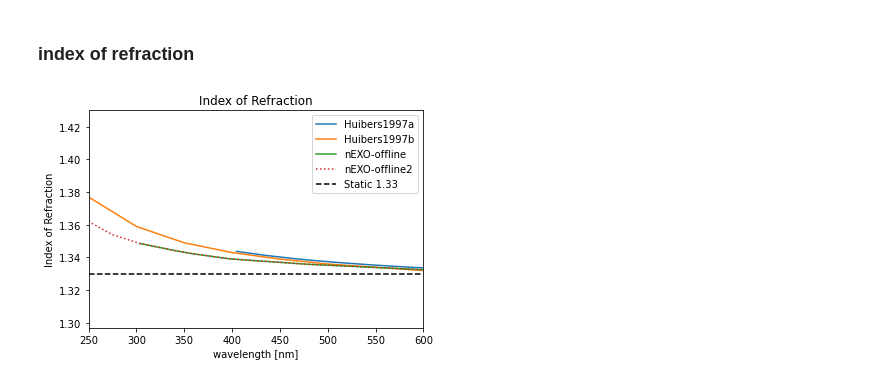
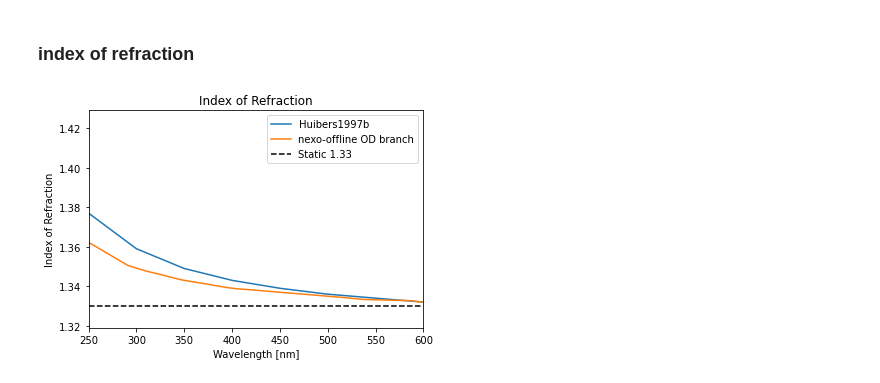
Before and after one commit to eklem1/OD_work, a Jupyter notebook: OpticsGraphs.ipynb, the cells around one changed output. Drawn from its saved outputs; the diff is of its cells as text; code cells hidden in the pictures.

```diff
--- a/OpticsGraphs.ipynb
+++ b/OpticsGraphs.ipynb
@@ -20,0 +20,34 @@ data_sca = data[:,1:]
+# %%
+'''
+data from https://github.com/nEXO-collaboration/nexo-offline/blob/
+6807b2f844f6f34215f4b9764626e35140838bfd/Simulation/DetSim/nEXOSim/src/nEXOMaterials.cc#L1101
+'''
+
+m = 1
+eV= 1
+
+H2OEnergy_od = np.array([2.07*eV, 2.09*eV, 2.12*eV, 2.20*eV, 2.31*eV,
+       2.41*eV, 2.48*eV, 2.55*eV, 2.71*eV, 2.83*eV ,
+       2.96*eV, 3.05*eV, 3.13*eV, 3.25*eV, 3.32*eV,
+       3.45*eV, 3.57*eV, 3.69*eV, 3.85*eV, 3.99*eV,
+       4.26*eV, 4.99*eV, 5.29*eV]) #eV
+
+H2ORefractiveIndex_od = np.array([1.332     , 1.33233458, 1.33275974, 1.333     , 1.33337057,
+       1.33440426, 1.33497163, 1.33553901, 1.33667376, 1.33746809,
+       1.33824548, 1.33866779, 1.33926229, 1.34044132, 1.34115378,
+       1.3422317 , 1.34324954, 1.34459331, 1.34635211, 1.34761808,
+       1.35056125, 1.36267944, 1.36844391])
+
+H2OImagRefractiveIndex_od = np.array([1.09000000e-08, 8.67541598e-09, 5.81397568e-09, 2.59957621e-09,
+       1.58045850e-09, 1.15469946e-09, 1.00331820e-09, 9.51327519e-10,
+       9.79448873e-10, 1.12037523e-09, 1.40633887e-09, 1.65035772e-09,
+       2.03323649e-09, 2.96013074e-09, 3.67273184e-09, 5.28589740e-09,
+       6.86164978e-09, 8.73845457e-09, 1.13689749e-08, 1.36037402e-08,
+       1.84743981e-08, 3.43031978e-08, 4.10709380e-08])
+
+H2OAbsorption_od = np.array([4.57*m ,    7.41*m,   11.22*m,   19.50*m,
+         47.86*m,   92.28*m,  113.50*m,  190.55*m ,
+        407.38*m ,  660.69*m,  841.40*m, 1071.52*m,
+       1148.15*m ,  870.96*m,  660.69*m,  421.70*m,
+        211.35*m,  105.93*m,   44.67*m,   23.99*m,
+         18.84*m,   14.79*m,    9.44*m])
@@ -89,21 +109,19 @@ def eVtoWavelength(E): #eV to nm
 # %%
 # print(eVtoWavelength(H2OEnergy))
 # %%
-plt.plot(data_i1a[0], data_i1a[1], label="Huibers1997a")
+# plt.plot(data_i1a[0], data_i1a[1], label="Huibers1997a")
 plt.plot(data_i1b[0], data_i1b[1], label="Huibers1997b")
 
-plt.plot(eVtoWavelength(H2OEnergy), H2ORefractiveIndex, label="nEXO-offline")
-plt.plot(eVtoWavelength(H2OEnergy_2), H2ORefractiveIndex_2, label="nEXO-offline2", ls=":")
-
+plt.plot(eVtoWavelength(H2OEnergy_od), H2ORefractiveIndex_od, label="nexo-offline OD branch")
 
 plt.axhline(y=1.33, color="black", ls="--", label="Static 1.33")
 
-plt.xlabel("wavelength [nm]")
+plt.xlabel("Wavelength [nm]")
 plt.ylabel("Index of Refraction")
 plt.title("Index of Refraction")
 
 plt.xlim(250, 600)
 plt.legend()
 plt.show()
 # %% [output]
-[figure, old version]
+[figure, new version]
```
Also changed, not shown: parts of 13 cells of this notebook, 4 other files.
